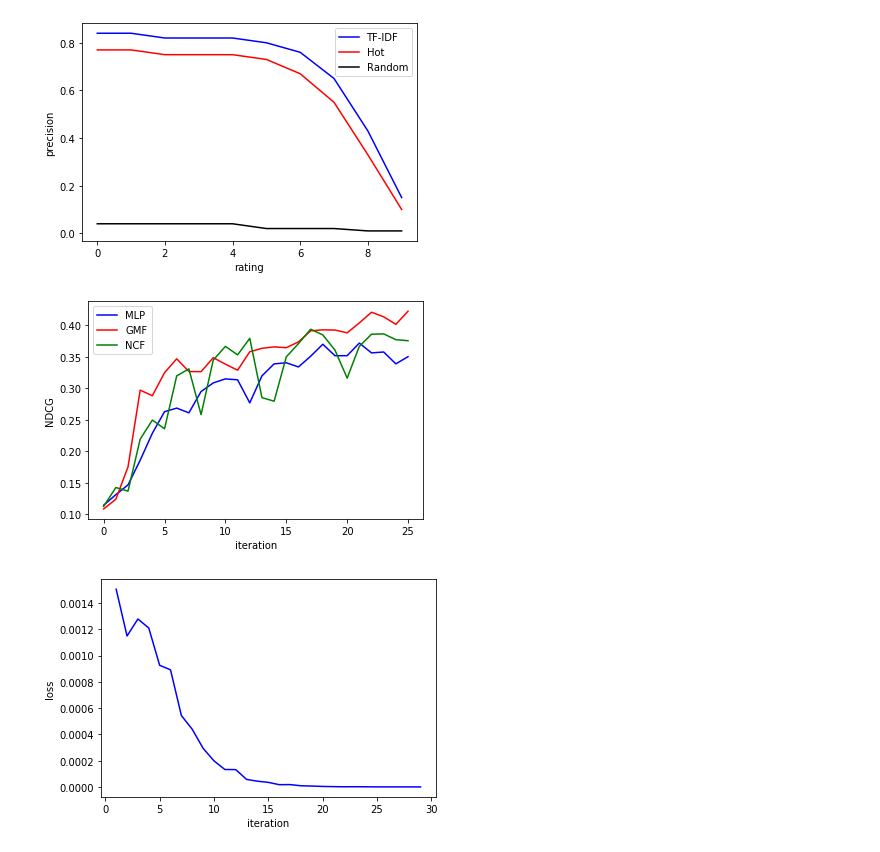
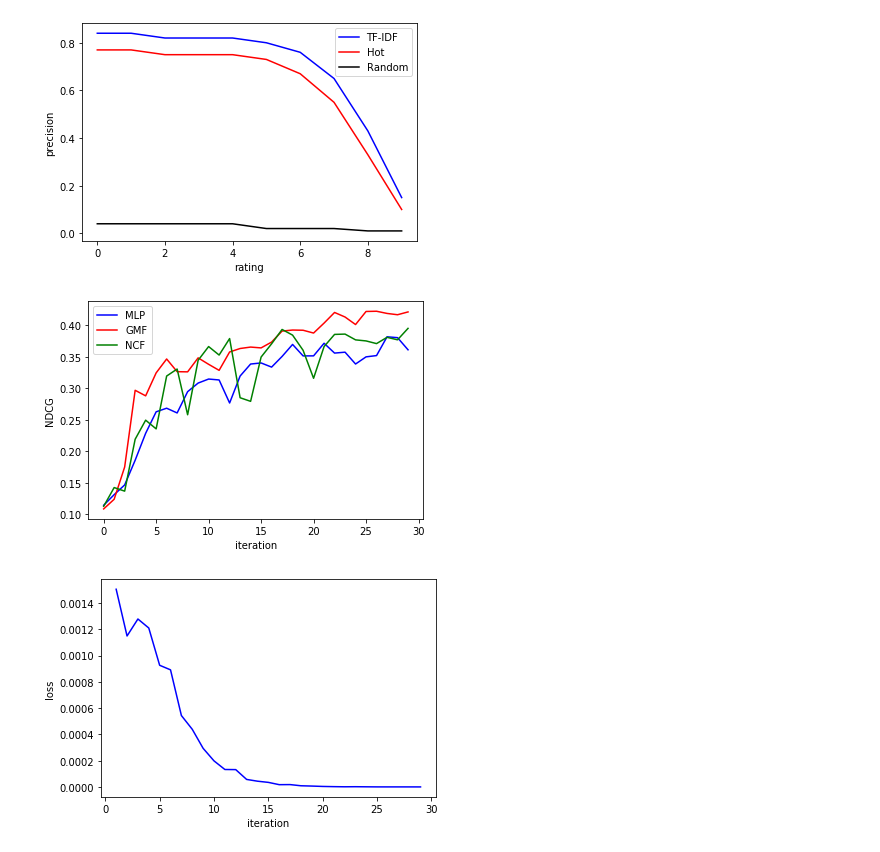
Before and after one commit to DruryXu/SCUthesis, a Jupyter notebook: data_analysis/data_analysis.ipynb, the cells around one changed output. Saved outputs shown, nothing was run; the diff lists cells and outputs as text; code cells hidden in the pictures.

```diff
--- a/data_analysis/data_analysis.ipynb
+++ b/data_analysis/data_analysis.ipynb
@@ -223,38 +248,41 @@ plt.show()
 mlp = [0.11416670043698153, 0.13102073473143871, 0.14647406420903403, 0.18569976497044263,
        0.22853720863468913, 0.26267799901507544, 0.26839072927296237, 0.2608635688467133,
        0.29467951094596784, 0.3083408997725696, 0.3147443654825022, 0.31328975690353683,
        0.27667862456223347, 0.31950959827804687, 0.33859722008787624, 0.340316927559607,
        0.3337125784192878, 0.35066422495821775, 0.3697316632893633, 0.3515098426613481,
        0.351568461153884, 0.3715991001609451, 0.35598373583685516, 0.35742029392557406,
-       0.3386118696190623, 0.34999294102880874]
+       0.3386118696190623, 0.34999294102880874, 0.3520230877081834, 0.3818651387179172,
+       0.38051691194647114, 0.3612044583761453]
 
 gmf = [0.1083736079598392, 0.12372099806799183, 0.1749812587759188, 0.29686869997246457,
        0.28804663768632394, 0.3245286159889664, 0.34659698559820523, 0.32642255150597616,
        0.3261783657764191, 0.3483909156940536, 0.33815188721635947, 0.32856573375561965,
        0.3577474572775056, 0.3632675011403505, 0.3655436622669645, 0.36422922598779744,
        0.37347621199505837, 0.39099876281685153, 0.3926084472608566, 0.39228256156395386,
        0.3878218386394425, 0.40365398568777217, 0.4205494745082642, 0.41329306775008157,
-       0.4013379898832819, 0.4221135068522857]
+       0.4013379898832819, 0.4221135068522857, 0.42247776122809905, 0.41900007981151416,
+       0.4169269773516778, 0.42138871296021263]
 
 ncf = [0.1125601820379165, 0.14232936712459218, 0.1366024080123582, 0.2190858872993334,
        0.24939138250593942, 0.23554356988597444, 0.3195003359562401, 0.3306582865922804,
        0.257983818313154, 0.3445179453449088, 0.3663647417193335, 0.35286875706472803,
        0.3790730190715391, 0.2850265375318349, 0.27931583478899347, 0.349670131557396,
        0.370747689822556, 0.39353886532536336, 0.3845239159356938, 0.3604536020241303,
        0.3159518209221122, 0.36633721106483264, 0.38566974866751624, 0.38615954914941725,
-       0.376994659205969, 0.3753126971706791]
+       0.376994659205969, 0.3753126971706791, 0.37105729498922047, 0.3810314663827267,
+       0.3770847754147789, 0.3952669587192294]
 
-x = [i for i in range(26)]
+x = [i for i in range(30)]
 MLP, = plt.plot(x, mlp, c = 'blue')
 GMF, = plt.plot(x, gmf, c = 'red')
 NCF, = plt.plot(x, ncf, c = 'green')
 plt.legend([MLP, GMF, NCF], ['MLP', "GMF", "NCF"])
 plt.xlabel("iteration")
 plt.ylabel("NDCG")
 plt.savefig("ncf_ndcg.jpg")
 plt.show()
 # %% [output]
-[figure, old version]
+[figure, new version]
 # %%
 bpr_loss = [0.0015058380634647877,0.0011498136252565117,0.0012791689498957261,
             0.0012105081835363666,0.0009266369508736299,0.0008918527281764662,0.0005438231723212497,
```
Also changed, not shown: parts of 3 cells of this notebook, 11 other files.
